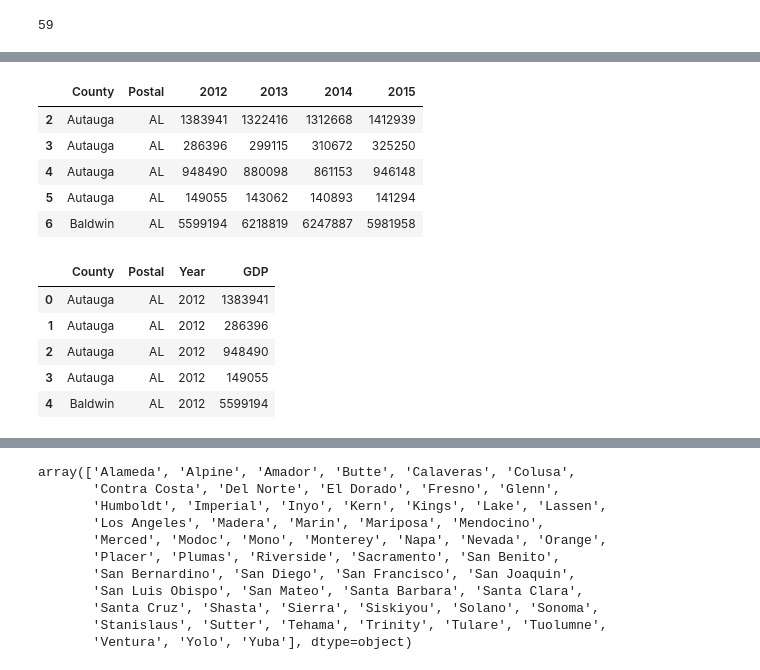
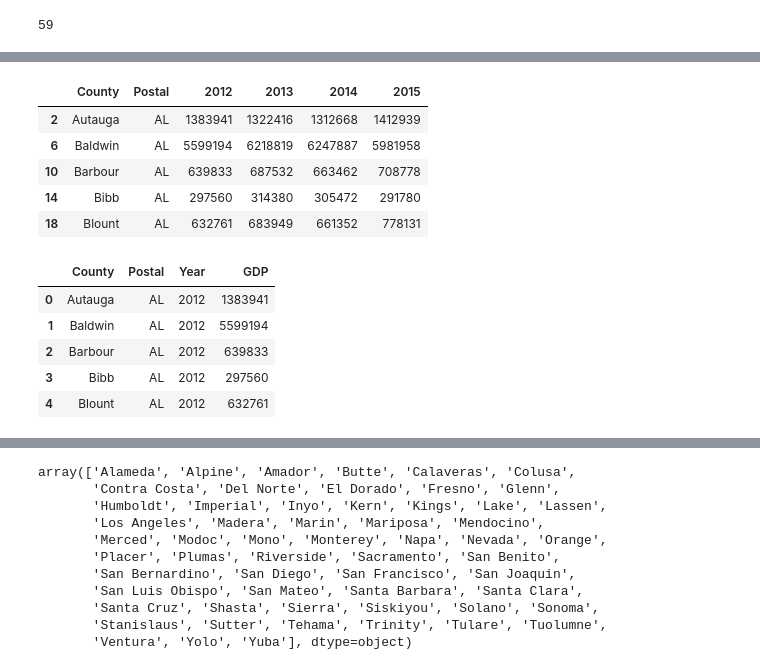
Before and after one commit to ce-r/steps, a Jupyter notebook: capstone-PRACTICE-Andrea.ipynb, the cells around one changed output, grey strips where cells are left out. Drawn from its saved outputs; the diff is of its cells as text; code cells hidden in the pictures.

```diff
--- a/capstone-PRACTICE-Andrea.ipynb
+++ b/capstone-PRACTICE-Andrea.ipynb
@@ -56,29 +56,29 @@ gdp1.head()
 | 5 | 01001 | Autauga | AL | 4.0 | Government and government enterpr... | 149055 | 143062 | 140893 | 141294 |
 | 6 | 01003 | Baldwin | AL | 1.0 | All Industries | 5599194 | 6218819 | 6247887 | 5981958 |
 # %%
-# gdp_l = gdp1[gdp1['LineCode']==1.0]
+gdp_l = gdp1[gdp1['LineCode']==1.0]
 #gdp_last = pd.melt(gdp_last, id_vars='County')
-gdp1.drop(['FIPS','LineCode','IndustryName'],axis=1,inplace=True)
+gdp_l.drop(['FIPS','LineCode','IndustryName'],axis=1,inplace=True)
 # drop ,'IndustryName','Postal'
 # removed: inplace=True
-gdp1.head()
+gdp_l.head()
 # %% [output]
 |  | County | Postal | 2012 | 2013 | 2014 | 2015 |
 | 2 | Autauga | AL | 1383941 | 1322416 | 1312668 | 1412939 |
-| 3 | Autauga | AL | 286396 | 299115 | 310672 | 325250 |
-| 4 | Autauga | AL | 948490 | 880098 | 861153 | 946148 |
-| 5 | Autauga | AL | 149055 | 143062 | 140893 | 141294 |
 | 6 | Baldwin | AL | 5599194 | 6218819 | 6247887 | 5981958 |
+| 10 | Barbour | AL | 639833 | 687532 | 663462 | 708778 |
+| 14 | Bibb | AL | 297560 | 314380 | 305472 | 291780 |
+| 18 | Blount | AL | 632761 | 683949 | 661352 | 778131 |
 # %%
-gdp_last = pd.melt(gdp1,id_vars=['County','Postal'], var_name='Year', value_name='GDP')
+gdp_last = pd.melt(gdp_l,id_vars=['County','Postal'], var_name='Year', value_name='GDP')
 gdp_last.head()
 # %% [output]
 |  | County | Postal | Year | GDP |
 | 0 | Autauga | AL | 2012 | 1383941 |
-| 1 | Autauga | AL | 2012 | 286396 |
-| 2 | Autauga | AL | 2012 | 948490 |
-| 3 | Autauga | AL | 2012 | 149055 |
-| 4 | Baldwin | AL | 2012 | 5599194 |
+| 1 | Baldwin | AL | 2012 | 5599194 |
+| 2 | Barbour | AL | 2012 | 639833 |
+| 3 | Bibb | AL | 2012 | 297560 |
+| 4 | Blount | AL | 2012 | 632761 |
 # %%
 gdp_last[gdp_last['County']=='Baldwin'].head()
 # %% [output]
```
Also changed, not shown: parts of 19 cells of this notebook.
